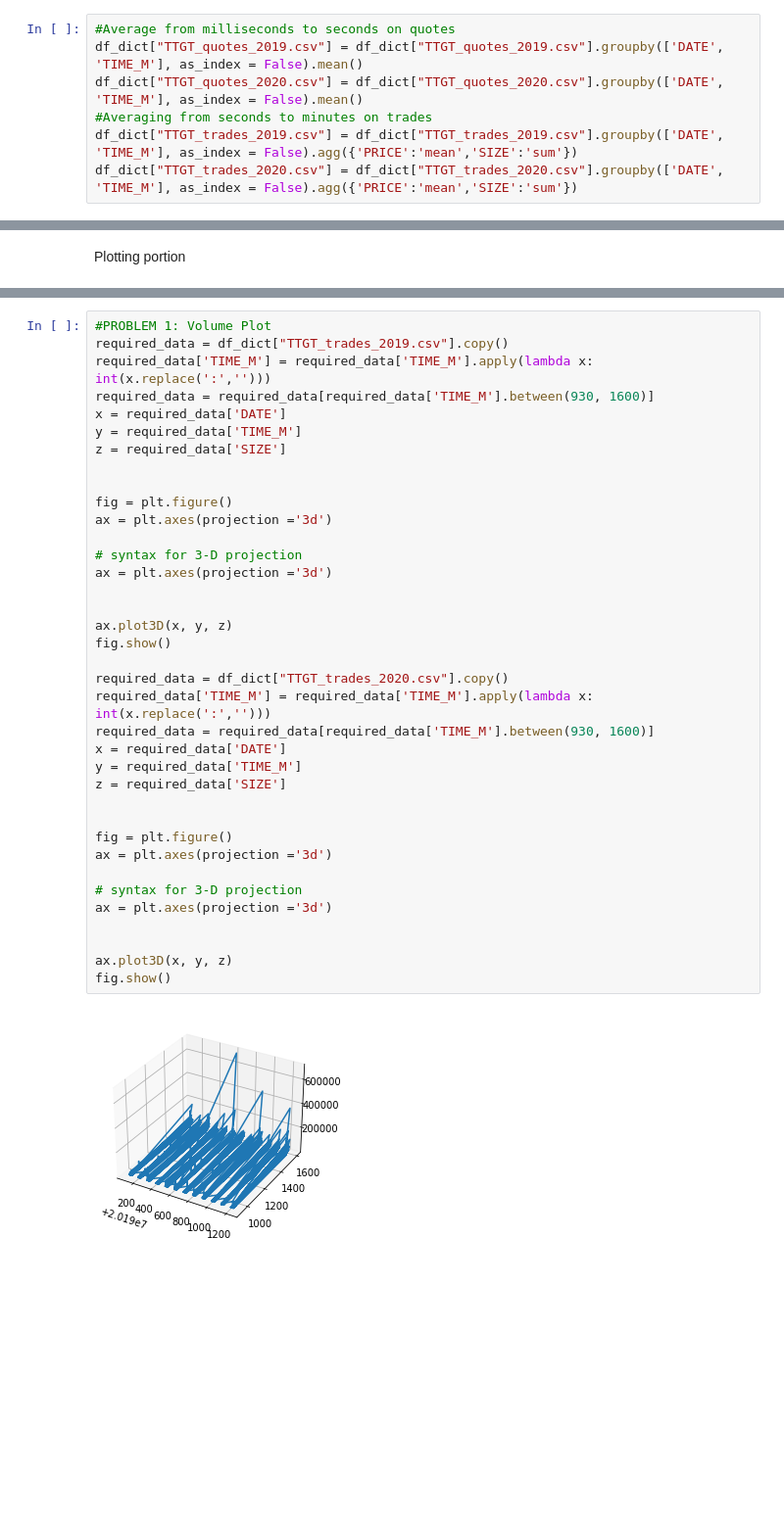
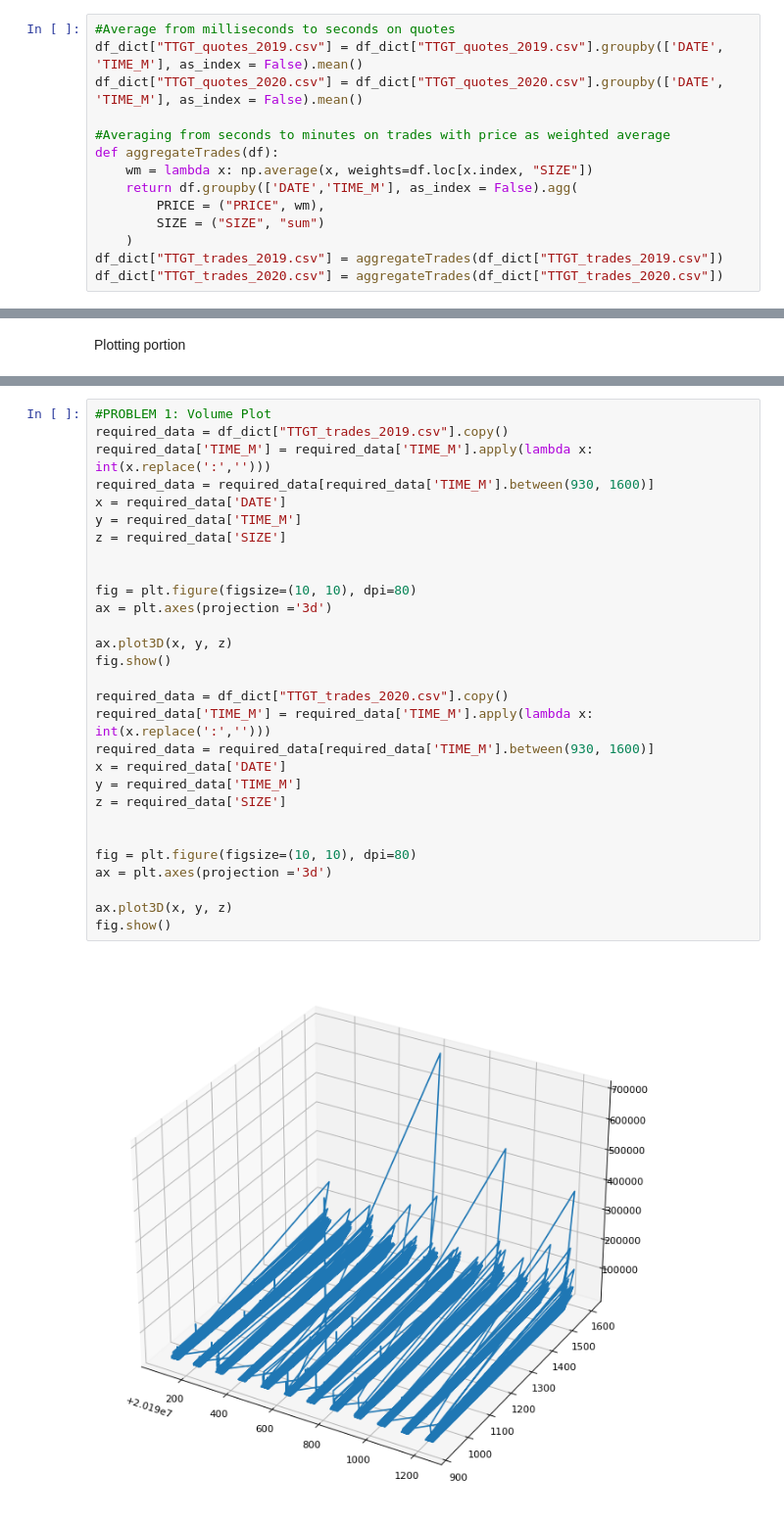
Before and after one commit to thomaswsu/Trading_Assignment_2, a Jupyter notebook: data_assignment.ipynb, the cells around one changed output, grey strips where cells are left out. Shown at 98% size. Drawn from its saved outputs; the diff is of its cells as text; blank space fills up the shorter version.

```diff
--- a/data_assignment.ipynb
+++ b/data_assignment.ipynb
@@ -64,7 +64,14 @@ Now we will aggregate the tables
 #Average from milliseconds to seconds on quotes
 df_dict["TTGT_quotes_2019.csv"] = df_dict["TTGT_quotes_2019.csv"].groupby(['DATE', 'TIME_M'], as_index = False).mean()
 df_dict["TTGT_quotes_2020.csv"] = df_dict["TTGT_quotes_2020.csv"].groupby(['DATE', 'TIME_M'], as_index = False).mean()
-#Averaging from seconds to minutes on trades
-df_dict["TTGT_trades_2019.csv"] = df_dict["TTGT_trades_2019.csv"].groupby(['DATE', 'TIME_M'], as_index = False).agg({'PRICE':'mean','SIZE':'sum'})
-df_dict["TTGT_trades_2020.csv"] = df_dict["TTGT_trades_2020.csv"].groupby(['DATE', 'TIME_M'], as_index = False).agg({'PRICE':'mean','SIZE':'sum'})
+
+#Averaging from seconds to minutes on trades with price as weighted average
+def aggregateTrades(df):
+    wm = lambda x: np.average(x, weights=df.loc[x.index, "SIZE"])
+    return df.groupby(['DATE','TIME_M'], as_index = False).agg(
+        PRICE = ("PRICE", wm),
+        SIZE = ("SIZE", "sum")
+    )
+df_dict["TTGT_trades_2019.csv"] = aggregateTrades(df_dict["TTGT_trades_2019.csv"])
+df_dict["TTGT_trades_2020.csv"] = aggregateTrades(df_dict["TTGT_trades_2020.csv"])
 # %%
@@ -153,39 +163,31 @@ import matplotlib.pyplot as plt
 # %%
 #PROBLEM 1: Volume Plot
 required_data = df_dict["TTGT_trades_2019.csv"].copy()
 required_data['TIME_M'] = required_data['TIME_M'].apply(lambda x: int(x.replace(':','')))
 required_data = required_data[required_data['TIME_M'].between(930, 1600)]
 x = required_data['DATE']
 y = required_data['TIME_M']
 z = required_data['SIZE']
 
 
-fig = plt.figure()
+fig = plt.figure(figsize=(10, 10), dpi=80)
 ax = plt.axes(projection ='3d')
-
-# syntax for 3-D projection
-ax = plt.axes(projection ='3d')
-
 
 ax.plot3D(x, y, z)
 fig.show()
 
 required_data = df_dict["TTGT_trades_2020.csv"].copy()
 required_data['TIME_M'] = required_data['TIME_M'].apply(lambda x: int(x.replace(':','')))
 required_data = required_data[required_data['TIME_M'].between(930, 1600)]
 x = required_data['DATE']
 y = required_data['TIME_M']
 z = required_data['SIZE']
 
 
-fig = plt.figure()
+fig = plt.figure(figsize=(10, 10), dpi=80)
 ax = plt.axes(projection ='3d')
-
-# syntax for 3-D projection
-ax = plt.axes(projection ='3d')
-
 
 ax.plot3D(x, y, z)
 fig.show()
 # %% [output]
-[figure, old version]
+[figure, new version]
```
Also changed, not shown: parts of 7 cells of this notebook.
